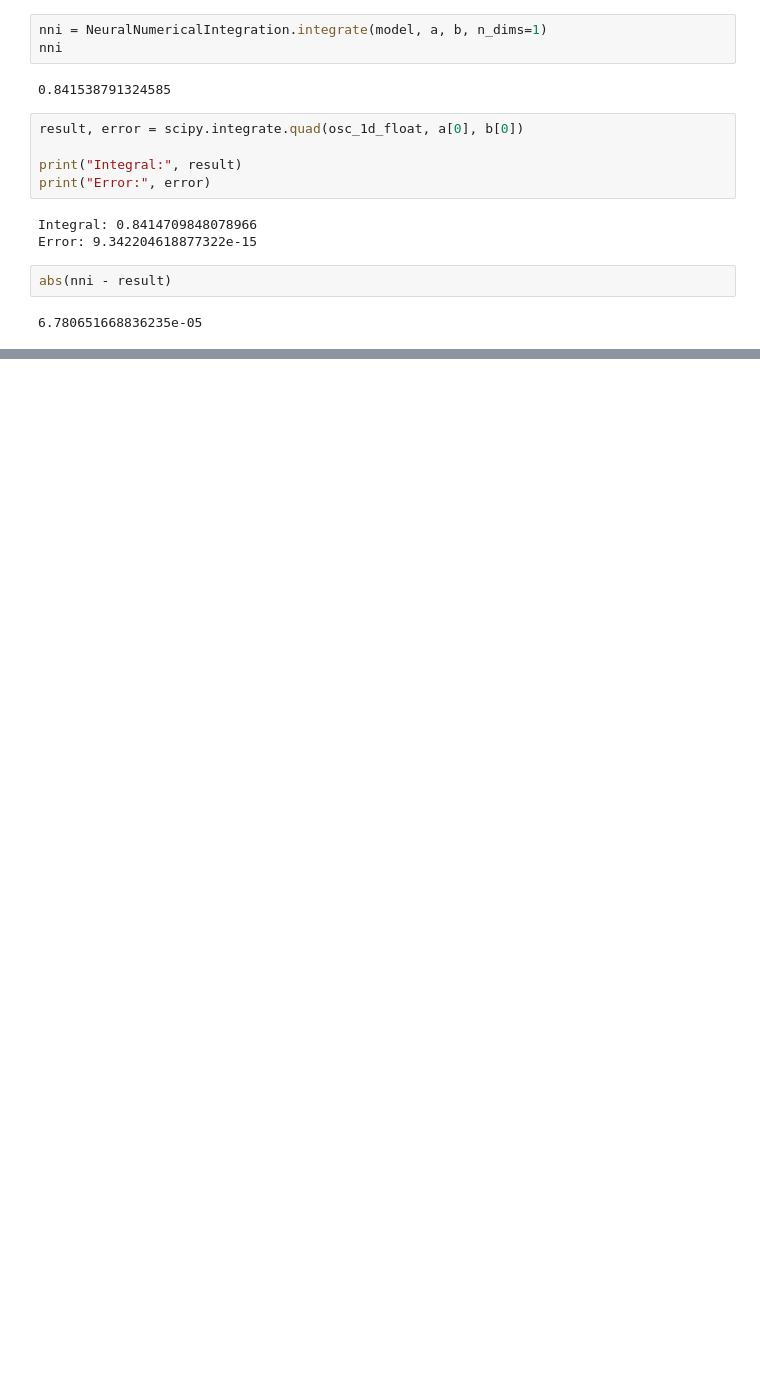
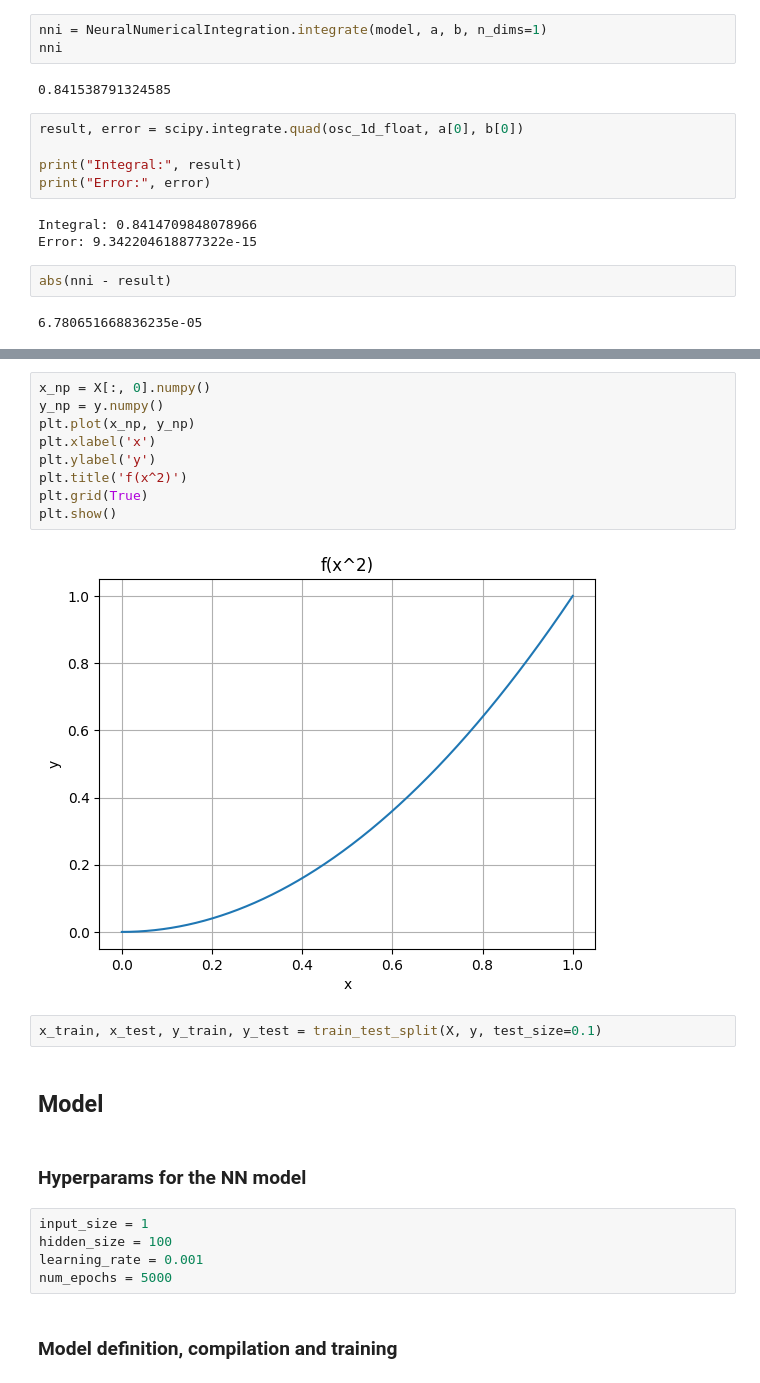
Before and after one commit to GrindelfP/project-skuld, a Jupyter notebook: cat/nn-python/playground/lib-test.ipynb, the cells around one changed output, grey strips where cells are left out. Drawn from its saved outputs; the diff is of its cells as text; blank space fills up the shorter version.

```diff
--- a/cat/nn-python/playground/lib-test.ipynb
+++ b/cat/nn-python/playground/lib-test.ipynb
@@ -428,0 +653,24 @@ plt.show()
+# %%
+x_np = X[:, 0].numpy()
+y_np = y.numpy()
+plt.plot(x_np, y_np)
+plt.xlabel('x')
+plt.ylabel('y')
+plt.title('f(x^2)')
+plt.grid(True)
+plt.show()
+# %% [output]
+[figure, added]
+# %%
+x_train, x_test, y_train, y_test = train_test_split(X, y, test_size=0.1)
+# %% [markdown]
+## Model
+# %% [markdown]
+### Hyperparams for the NN model
+# %%
+input_size = 1
+hidden_size = 100
+learning_rate = 0.001
+num_epochs = 5000
+# %% [markdown]
+### Model definition, compilation and training
```
Also changed, not shown: parts of 77 cells of this notebook.
